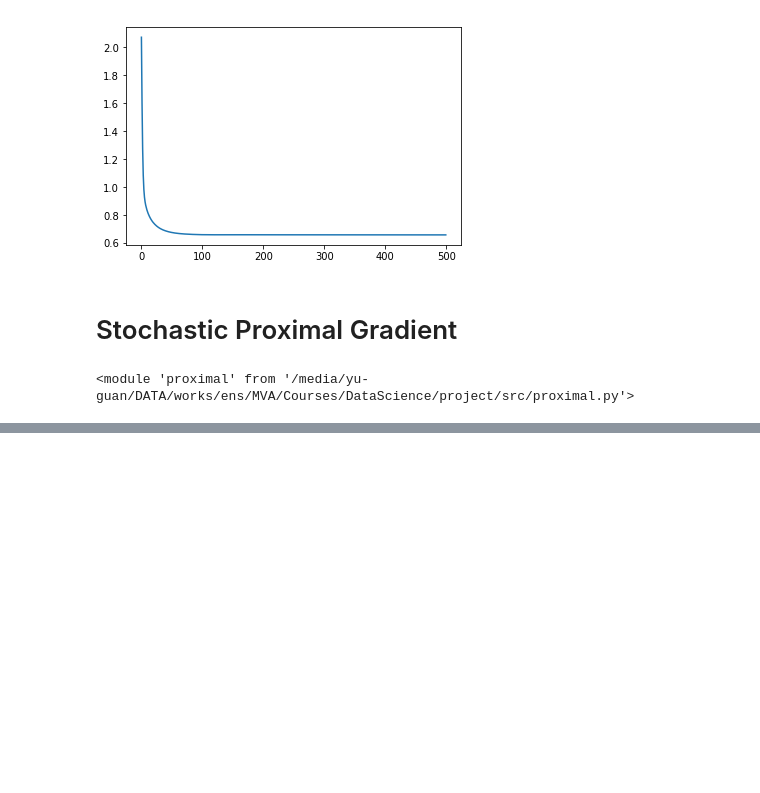
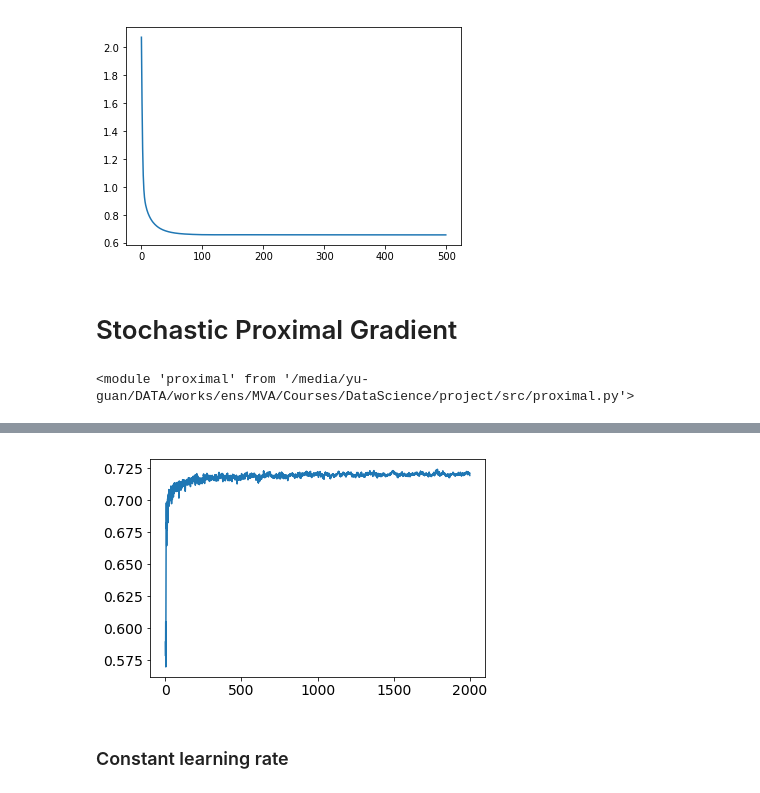
Before and after one commit to cyber-meow/FISTA, a Jupyter notebook: LASSO.ipynb, the cells around one changed output, grey strips where cells are left out. Drawn from its saved outputs; the diff is of its cells as text; code cells hidden in the pictures; blank space fills up the shorter version.

```diff
--- a/LASSO.ipynb
+++ b/LASSO.ipynb
@@ -298,0 +311,6 @@ tensor(25, device='cuda:0')
+# %%
+plot_test_accuracies(clf_stoch, 'decay lr + cst batch size', n_simulations=2000, div=1000)
+# %% [output]
+[figure, added]
+# %% [markdown]
+### Constant learning rate
```
Also changed, not shown: parts of 43 cells of this notebook, 1 other file.
